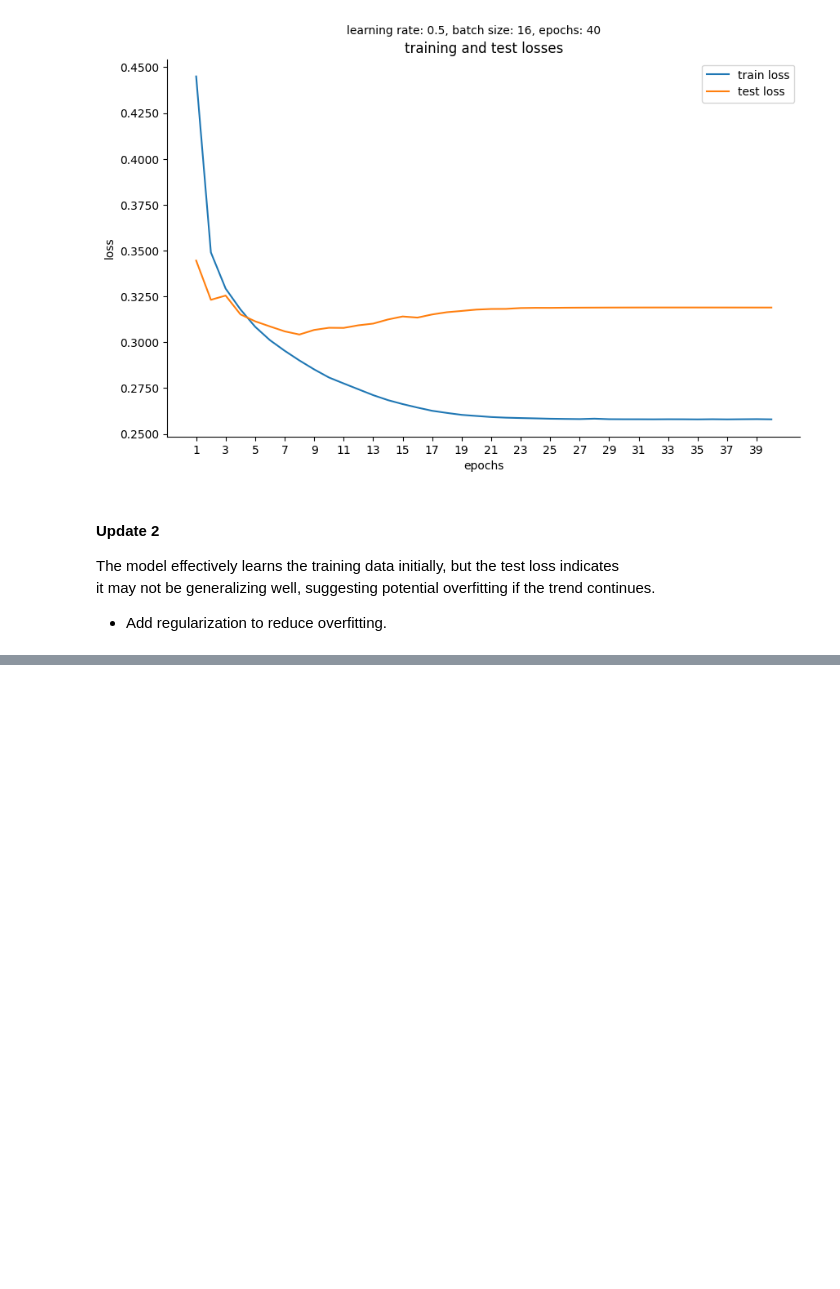
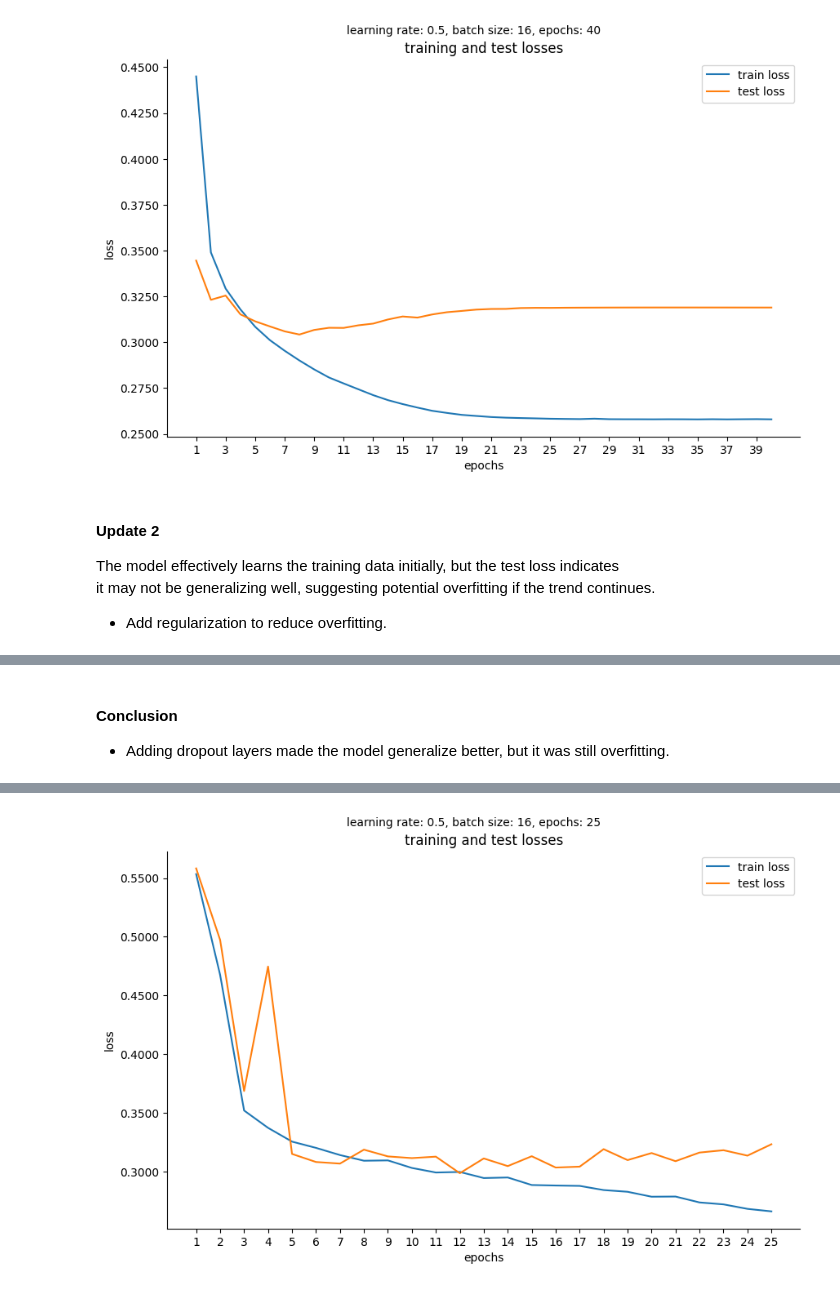
Before and after one commit to FutureGoose/OctaCycleCNN, a Jupyter notebook: exercises/w3/regularization_dropout.ipynb, the cells around one changed output, grey strips where cells are left out. Cells and saved outputs as stored; diff of their text form; code cells hidden in the pictures; blank space fills up the shorter version.

```diff
--- a/exercises/w3/regularization_dropout.ipynb
+++ b/exercises/w3/regularization_dropout.ipynb
@@ -426,0 +538,56 @@ it may not be generalizing well, suggesting potential overfitting if the trend c
+# %% [markdown]
+#### Conclusion
+- Adding dropout layers made the model generalize better, but it was still overfitting.
+# %%
+class Net(nn.Module):
+    def __init__(self, input_size):
+        super().__init__()
+        self.fc1 = nn.Linear(input_size, 4096)
+        self.fc2 = nn.Linear(4096, 2048)
+        self.fc3 = nn.Linear(2048, 1024)
+        self.fc4 = nn.Linear(1024, 512)
+        self.fc5 = nn.Linear(512, 256)
+        self.fc6 = nn.Linear(256, 128)
+        self.fc7 = nn.Linear(128, 64)
+        self.fc8 = nn.Linear(64, 32)
+        self.fc9 = nn.Linear(32, 16)
+        self.fc10 = nn.Linear(16, 1)
+        self.relu = nn.ReLU()
+        self.sigmoid = nn.Sigmoid()
+        self.dropout1 = nn.Dropout(p=0.2)
+        self.dropout2 = nn.Dropout(p=0.1)
+
+    def forward(self, x):
+        x = self.relu(self.fc1(x))
+        x = self.relu(self.fc2(x))
+        x = self.dropout1(x)        # dropout layer
+        x = self.relu(self.fc3(x))
+        x = self.relu(self.fc4(x))
+        x = self.relu(self.fc5(x))
+        x = self.relu(self.fc6(x))
+        x = self.relu(self.fc7(x))
+        x = self.relu(self.fc8(x))
+
+        x = self.relu(self.fc9(x))
+        x = self.sigmoid(self.fc10(x))
+        return x
+
+
+# initialize trainer
+trainer_3_1 = ModelTrainer(
+    input_size=len(training_set[0][0]),
+    device=device,
+    batch_size=16,
+    learning_rate=0.5,
+    l2_lambda=0.0002,
+    verbose=False
+)
+
+# train model
+trained_model_3_1 = trainer_3_1.train(
+    training_set=training_set,
+    test_set=test_set,
+    num_epochs=25,
+    gamma=0.9
+)
+# %% [output]
@@ -426,0 +611 @@ it may not be generalizing well, suggesting potential overfitting if the trend c
+[figure, added]
```
Also changed, not shown: parts of 12 cells of this notebook.
